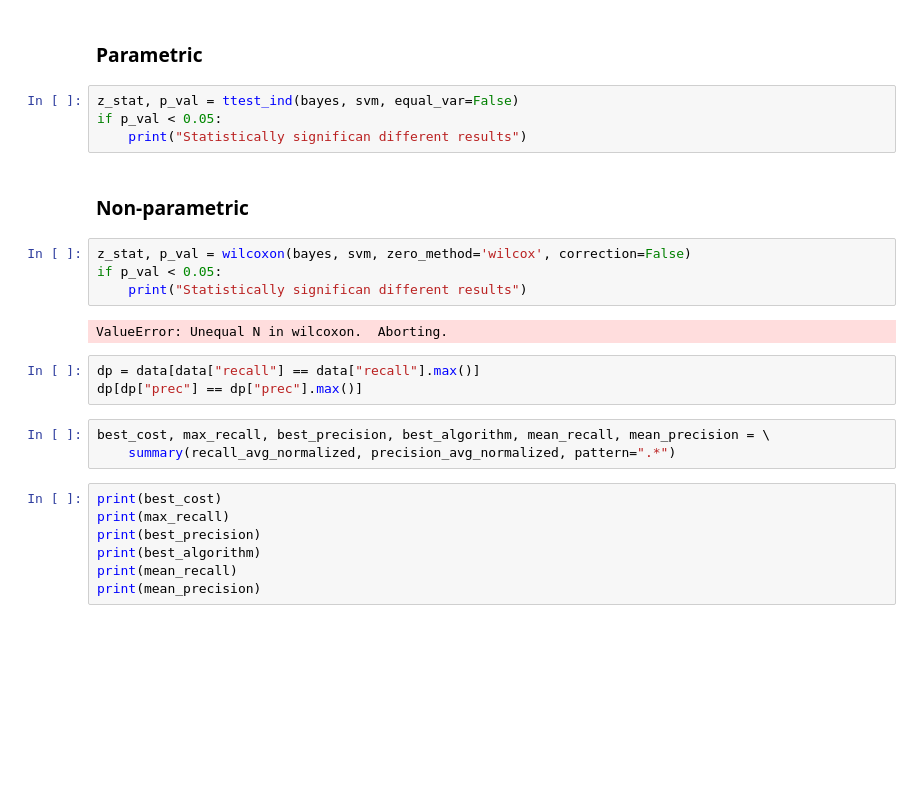
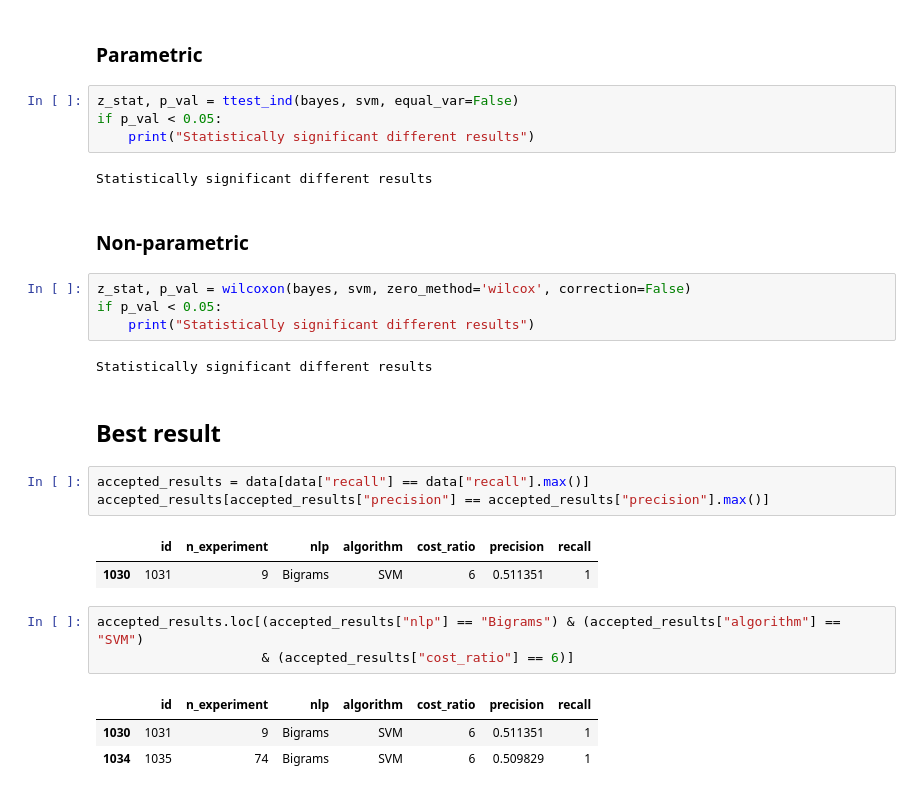
Before and after one commit to borjaeg/thete, a Jupyter notebook: Paper-Analysis.ipynb, the cells around one changed output. Drawn from its saved outputs; the diff is of its cells as text; blank space fills up the shorter version.

```diff
--- a/Paper-Analysis.ipynb
+++ b/Paper-Analysis.ipynb
@@ -126,26 +102,30 @@ svm = data[data["algorithm"] == "SVM"]["recall"]
 # %%
 z_stat, p_val = ttest_ind(bayes, svm, equal_var=False)
 if p_val < 0.05:
-    print("Statistically significan different results")
+    print("Statistically significant different results")
+# %% [output]
+Statistically significant different results
 # %% [markdown]
 ### Non-parametric
 # %%
 z_stat, p_val = wilcoxon(bayes, svm, zero_method='wilcox', correction=False)
 if p_val < 0.05:
-    print("Statistically significan different results")
+    print("Statistically significant different results")
 # %% [output]
-ValueError: Unequal N in wilcoxon.  Aborting.
+Statistically significant different results
+# %% [markdown]
+## Best result
 # %%
-dp = data[data["recall"] == data["recall"].max()]
-dp[dp["prec"] == dp["prec"].max()]
+accepted_results = data[data["recall"] == data["recall"].max()]
+accepted_results[accepted_results["precision"] == accepted_results["precision"].max()]
+# %% [output]
+|  | id | n_experiment | nlp | algorithm | cost_ratio | precision | recall |
+| 1030 | 1031 | 9 | Bigrams | SVM | 6 | 0.511351 | 1 |
-# %%
-best_cost, max_recall, best_precision, best_algorithm, mean_recall, mean_precision = \
-    summary(recall_avg_normalized, precision_avg_normalized, pattern=".*")
-# %%
-print(best_cost)
-print(max_recall)
-print(best_precision)
-print(best_algorithm)
-print(mean_recall)
-print(mean_precision)
+# %%
+accepted_results.loc[(accepted_results["nlp"] == "Bigrams") & (accepted_results["algorithm"] == "SVM")
+                     & (accepted_results["cost_ratio"] == 6)]
+# %% [output]
+|  | id | n_experiment | nlp | algorithm | cost_ratio | precision | recall |
+| 1030 | 1031 | 9 | Bigrams | SVM | 6 | 0.511351 | 1 |
+| 1034 | 1035 | 74 | Bigrams | SVM | 6 | 0.509829 | 1 |
 # %% [markdown]
```
Also changed, not shown: parts of 15 cells of this notebook, 2 other files.
